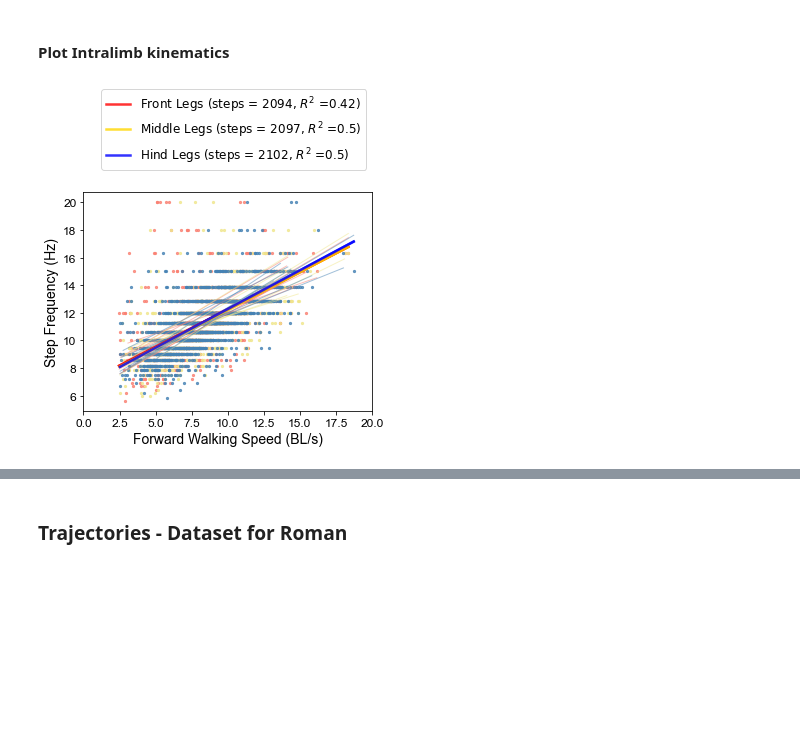
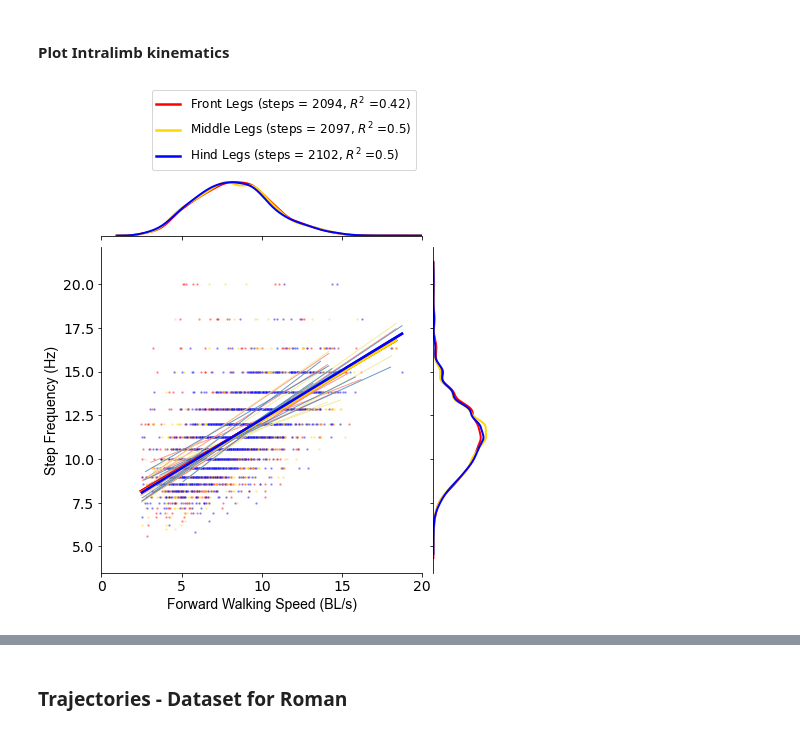
Before and after one commit to Prattbuw/Treadmill_Paper, a Jupyter notebook: speed_dependent_locomotion_visualization_v2.ipynb, the cells around one changed output, grey strips where cells are left out. Drawn from its saved outputs; the diff is of its cells as text; code cells hidden in the pictures; blank space fills up the shorter version.

Commit message:
added marginal distributions to relevant kinematic plots

```diff
--- a/speed_dependent_locomotion_visualization_v2.ipynb
+++ b/speed_dependent_locomotion_visualization_v2.ipynb
@@ -190,9 +190,9 @@ fig.savefig(figure_dir + 'driving_walking_speed'+'.pdf', dpi = 200)
 #### 2D pdf of heading angle and forward walking speed
 # %%
 # body kinematics
-speed_dist = parallel_vel.flatten()
-heading_angle_dist = heading_angle.flatten()
-beh_ids = beh_class.flatten()
+speed_dist = parallel_vel[meta_matrix[:,0] <11,:].flatten() # only look at a subset of flies
+heading_angle_dist = heading_angle[meta_matrix[:,0] <11,:].flatten()
+beh_ids = beh_class[meta_matrix[:,0] <11,:].flatten()
 
 # isolate forward walking
 fw_heading = heading_angle_dist[beh_ids==1]
@@ -336,5 +384,6 @@ plot_metric = body_height_dist
 ylabel_name = 'Body Height (BL)'
 fig_name = 'body_height'
 p_coeff = 1
-plot_1D_metrics(plot_metric, ylabel_name, fig_name, p_coeff)
+plot_scatter = True
+plot_1D_metrics_marginal_dists(plot_metric, ylabel_name, fig_name, p_coeff, plot_scatter)
 # %% [output]
@@ -624,12 +733,13 @@ def plot_intralimb_kinematics(plot_metric, ylabel_name, fig_name, p_coeff):
 # %%
 # plot_metric = step_freq_distributions
 plot_metric = step_freq_distributions
 ylabel_name = 'Step Frequency (Hz)'
 fig_name = 'Step_freq'
 p_coeff = 1
-plot_intralimb_kinematics(plot_metric, ylabel_name, fig_name, p_coeff)
+plot_scatter = True
+plot_intralimb_kinematics_marginal_distribution(plot_metric, ylabel_name, fig_name, p_coeff, plot_scatter)
 # %% [output]
-[figure, old version]
+[figure, new version]
 # %%
 # plot_metric = step_freq_distributions
 plot_metric = stance_duration_distributions
```
Also changed, not shown: parts of 20 cells of this notebook.
